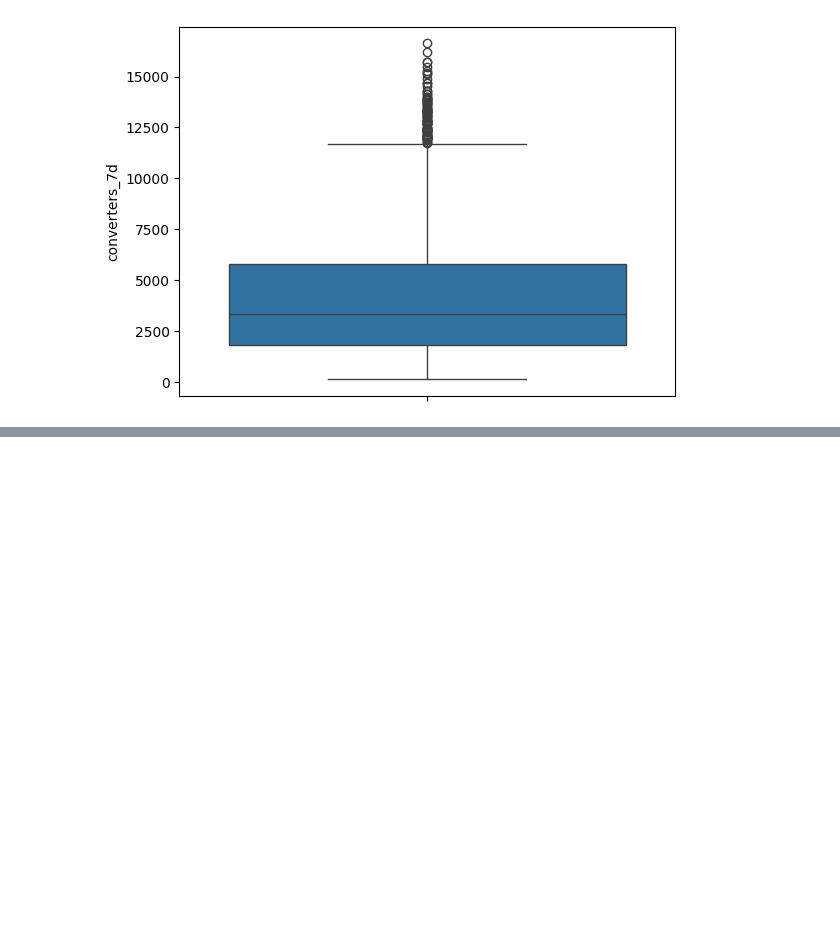
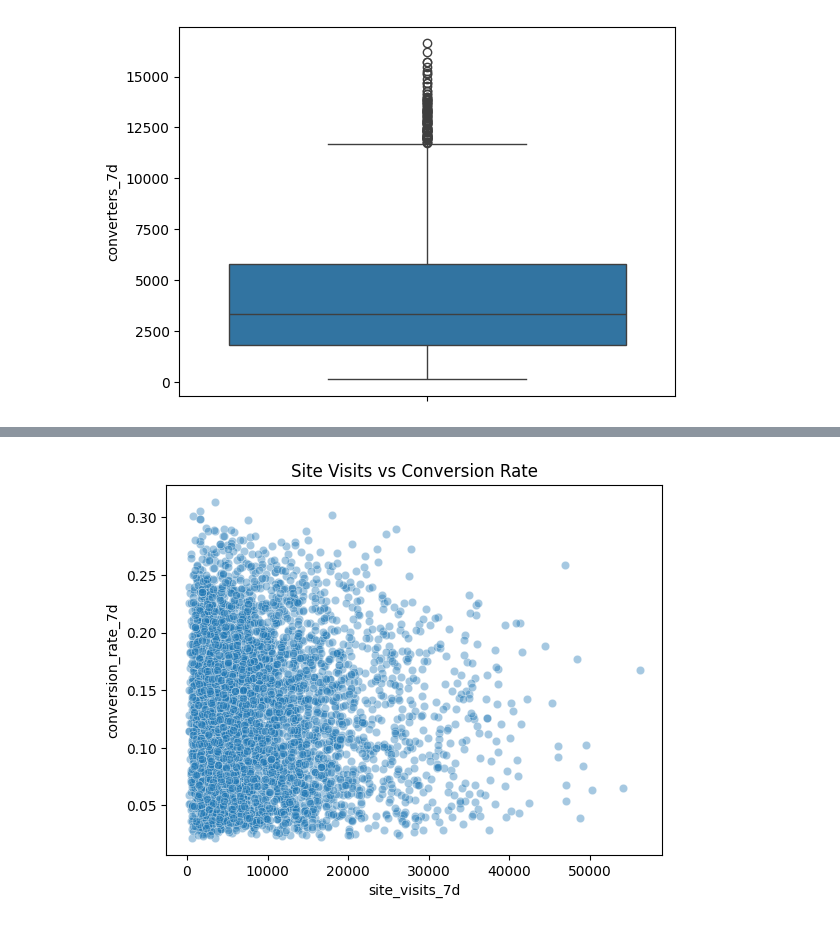
Before and after one commit to bharathkrishna711-lab/audience-conversion-propensity, a Jupyter notebook: notebooks/01_eda.ipynb, the cells around one changed output, grey strips where cells are left out. Drawn from its saved outputs; the diff is of its cells as text; code cells hidden in the pictures; blank space fills up the shorter version.

```diff
--- a/notebooks/01_eda.ipynb
+++ b/notebooks/01_eda.ipynb
@@ -148,0 +193,11 @@ sns.boxplot(df['converters_7d'])
+# %%
+sns.scatterplot(
+    x="site_visits_7d",
+    y="conversion_rate_7d",
+    data=df,
+    alpha=0.4
+)
+plt.title("Site Visits vs Conversion Rate")
+plt.show()
+# %% [output]
+[figure, added]
```
Also changed, not shown: parts of 7 cells of this notebook.
